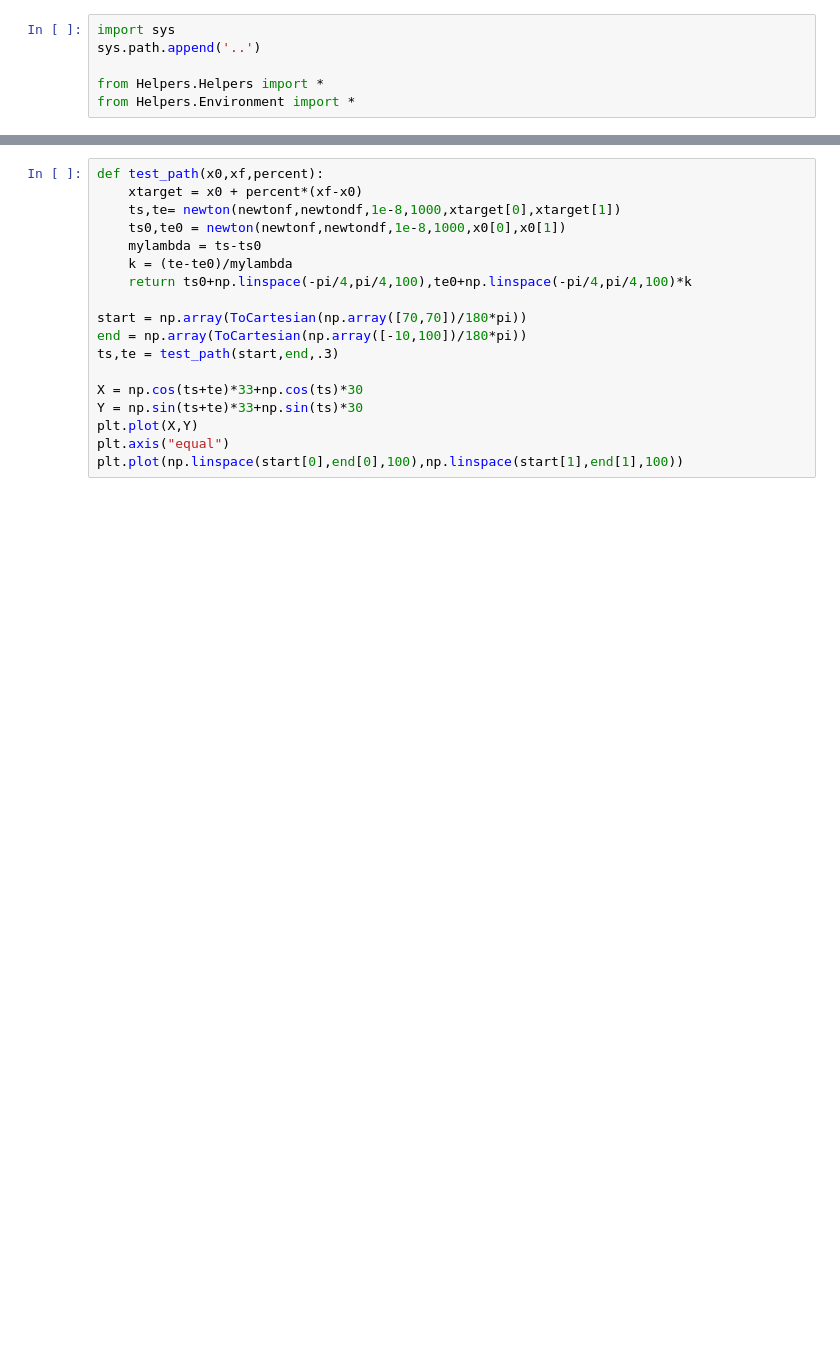
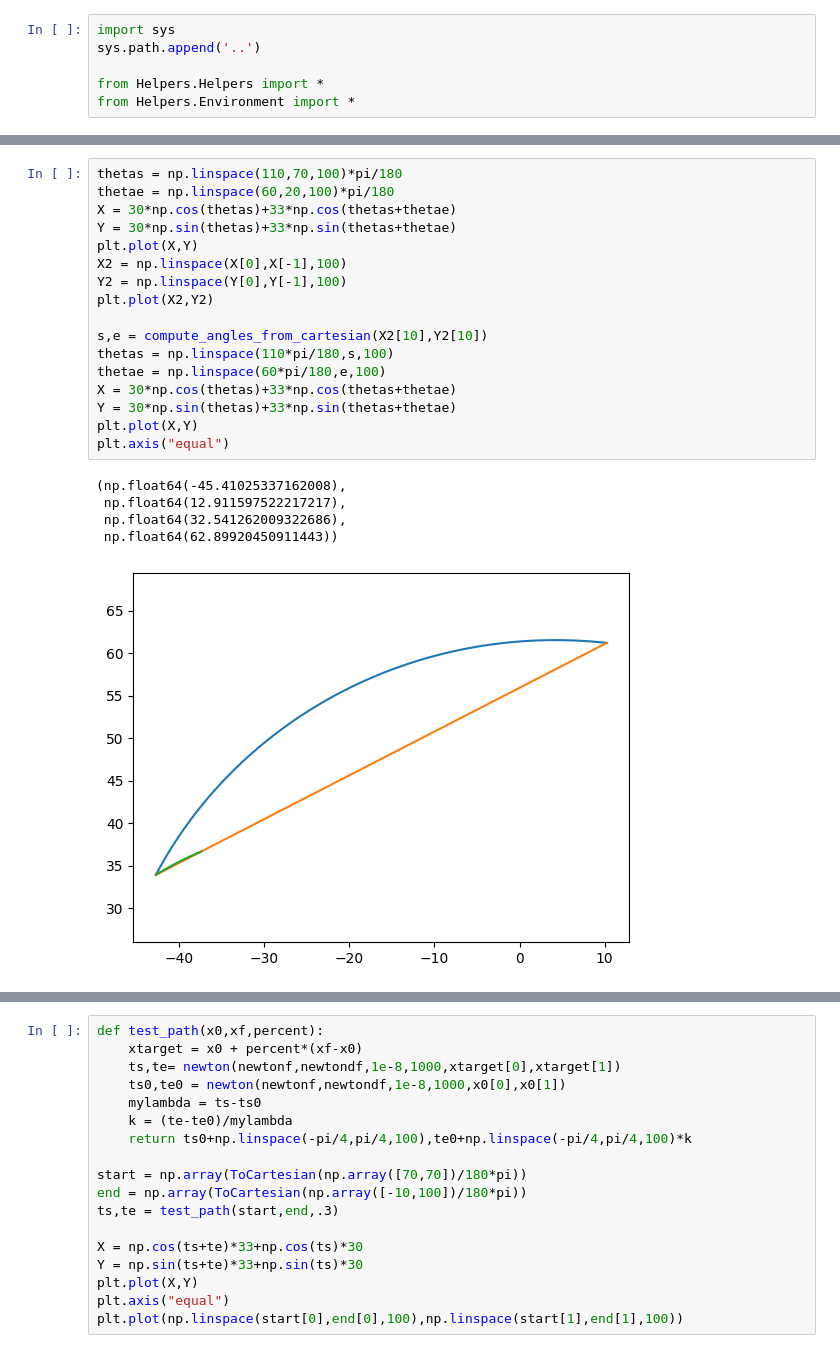
Before and after one commit to AlexandreThy/PhD, a Jupyter notebook: CurrentParts/PathConstraint.ipynb, the cells around one changed output, grey strips where cells are left out. Drawn from its saved outputs; the diff is of its cells as text; blank space fills up the shorter version.

```diff
--- a/CurrentParts/PathConstraint.ipynb
+++ b/CurrentParts/PathConstraint.ipynb
@@ -264,3 +265,26 @@ plt.axis("equal")
+# %%
+thetas = np.linspace(110,70,100)*pi/180
+thetae = np.linspace(60,20,100)*pi/180
+X = 30*np.cos(thetas)+33*np.cos(thetas+thetae)
+Y = 30*np.sin(thetas)+33*np.sin(thetas+thetae)
+plt.plot(X,Y)
+X2 = np.linspace(X[0],X[-1],100)
+Y2 = np.linspace(Y[0],Y[-1],100)
+plt.plot(X2,Y2)
+
+s,e = compute_angles_from_cartesian(X2[10],Y2[10])
+thetas = np.linspace(110*pi/180,s,100)
+thetae = np.linspace(60*pi/180,e,100)
+X = 30*np.cos(thetas)+33*np.cos(thetas+thetae)
+Y = 30*np.sin(thetas)+33*np.sin(thetas+thetae)
+plt.plot(X,Y)
+plt.axis("equal")
+# %% [output]
+(np.float64(-45.41025337162008),
+ np.float64(12.911597522217217),
+ np.float64(32.541262009322686),
+ np.float64(62.89920450911443))
+[figure, added]
 # %%
 X0= [70,110]
 XN=[20,60]
```
Also changed, not shown: parts of 5 cells of this notebook.
